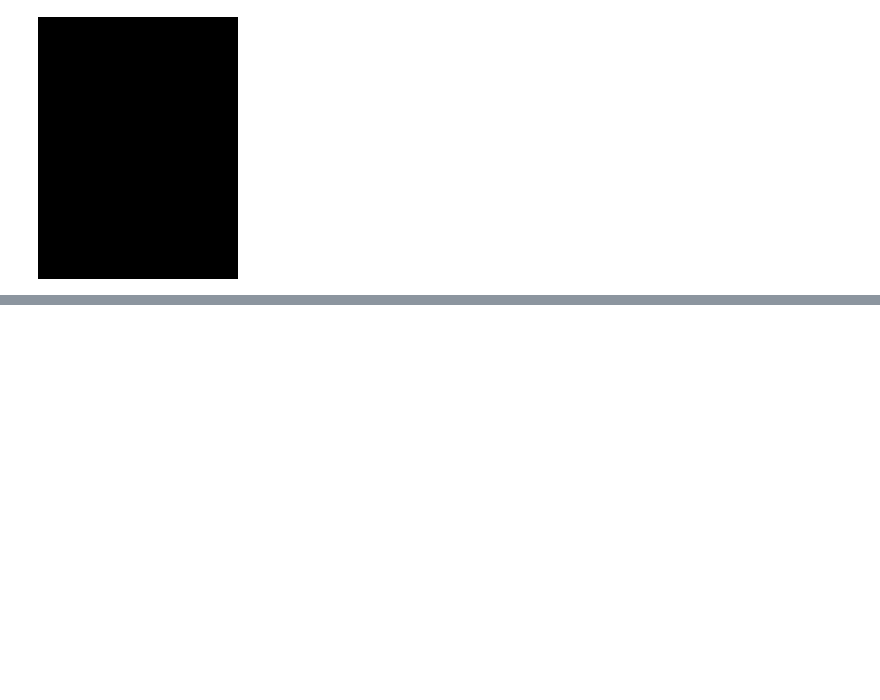
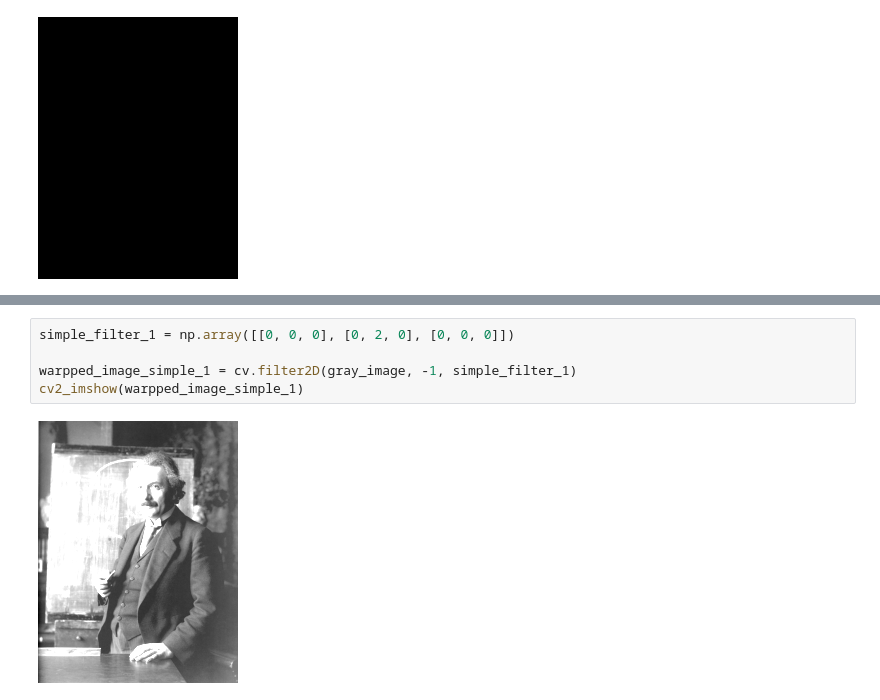
Before and after one commit to rliu6915/ToyProjectsForDL, a Jupyter notebook: CV/Image_Filter_Playground.ipynb, the cells around one changed output, grey strips where cells are left out. Drawn from its saved outputs; the diff is of its cells as text; blank space fills up the shorter version.

```diff
--- a/CV/Image_Filter_Playground.ipynb
+++ b/CV/Image_Filter_Playground.ipynb
@@ -55,0 +67,7 @@ cv2_imshow(warpped_image)
+# %%
+simple_filter_1 = np.array([[0, 0, 0], [0, 2, 0], [0, 0, 0]])
+
+warpped_image_simple_1 = cv.filter2D(gray_image, -1, simple_filter_1)
+cv2_imshow(warpped_image_simple_1)
+# %% [output]
+[figure, added]
```
Also changed, not shown: parts of 4 cells of this notebook.
